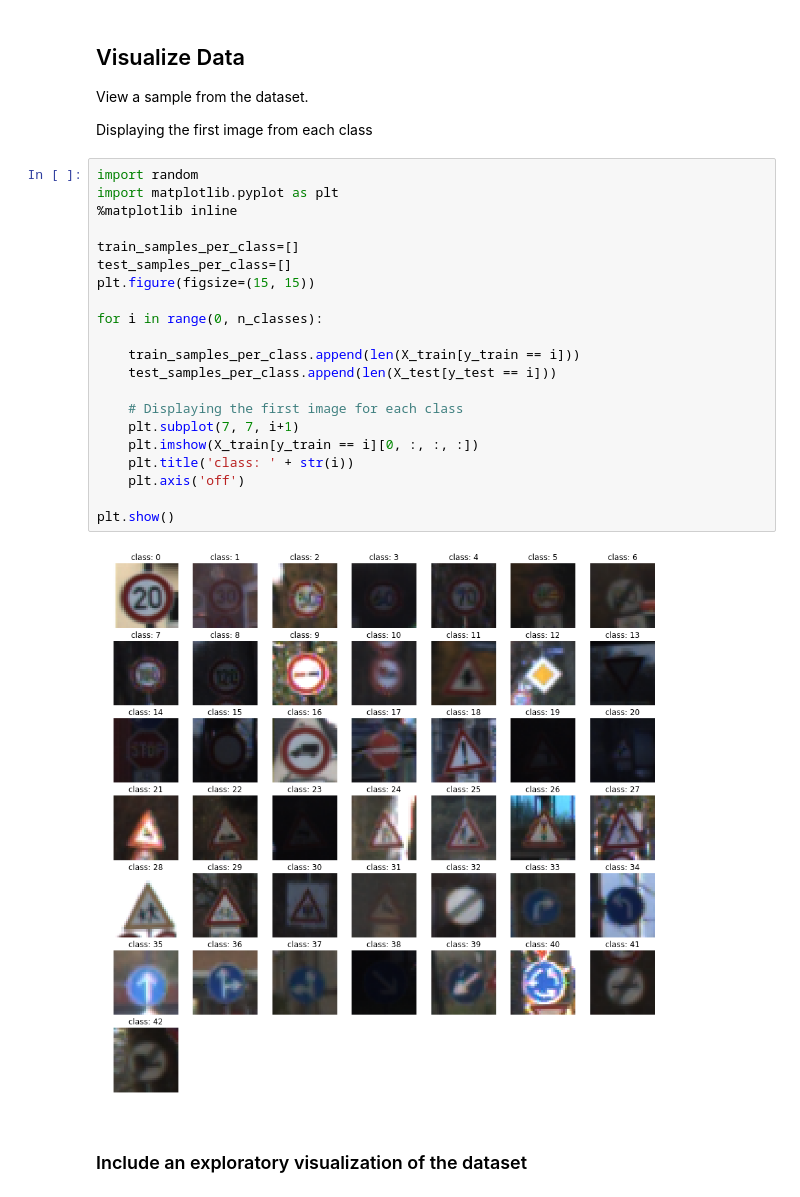
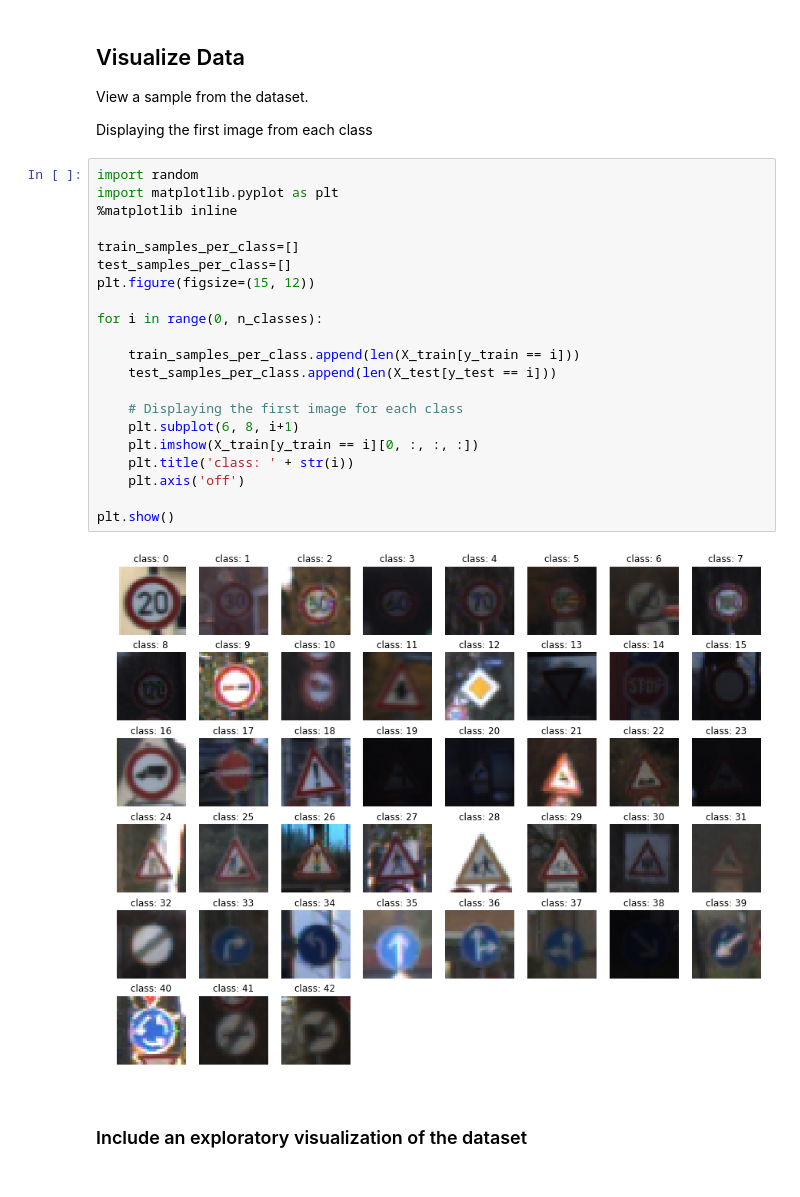
Before and after one commit to shmulik-willinger/traffic_sign_classifier, a Jupyter notebook: Traffic_Sign_Classifier.ipynb, the cells around one changed output. Saved outputs shown, nothing was run; the diff lists cells and outputs as text.

Commit message:
adding documantation and images

```diff
--- a/Traffic_Sign_Classifier.ipynb
+++ b/Traffic_Sign_Classifier.ipynb
@@ -114,26 +116,26 @@ Displaying the first image from each class
 # %%
 import random
 import matplotlib.pyplot as plt
 %matplotlib inline
 
 train_samples_per_class=[]
 test_samples_per_class=[]
-plt.figure(figsize=(15, 15))
+plt.figure(figsize=(15, 12))
 
 for i in range(0, n_classes):
 
     train_samples_per_class.append(len(X_train[y_train == i]))
     test_samples_per_class.append(len(X_test[y_test == i]))
 
     # Displaying the first image for each class
-    plt.subplot(7, 7, i+1)
+    plt.subplot(6, 8, i+1)
     plt.imshow(X_train[y_train == i][0, :, :, :])
     plt.title('class: ' + str(i))
     plt.axis('off')
 
 plt.show()
 # %% [output]
-[figure, old version]
+[figure, new version]
 # %% [markdown]
 ### Include an exploratory visualization of the dataset
 # %% [markdown]
```
Also changed, not shown: parts of 18 cells of this notebook, 4 other files.
